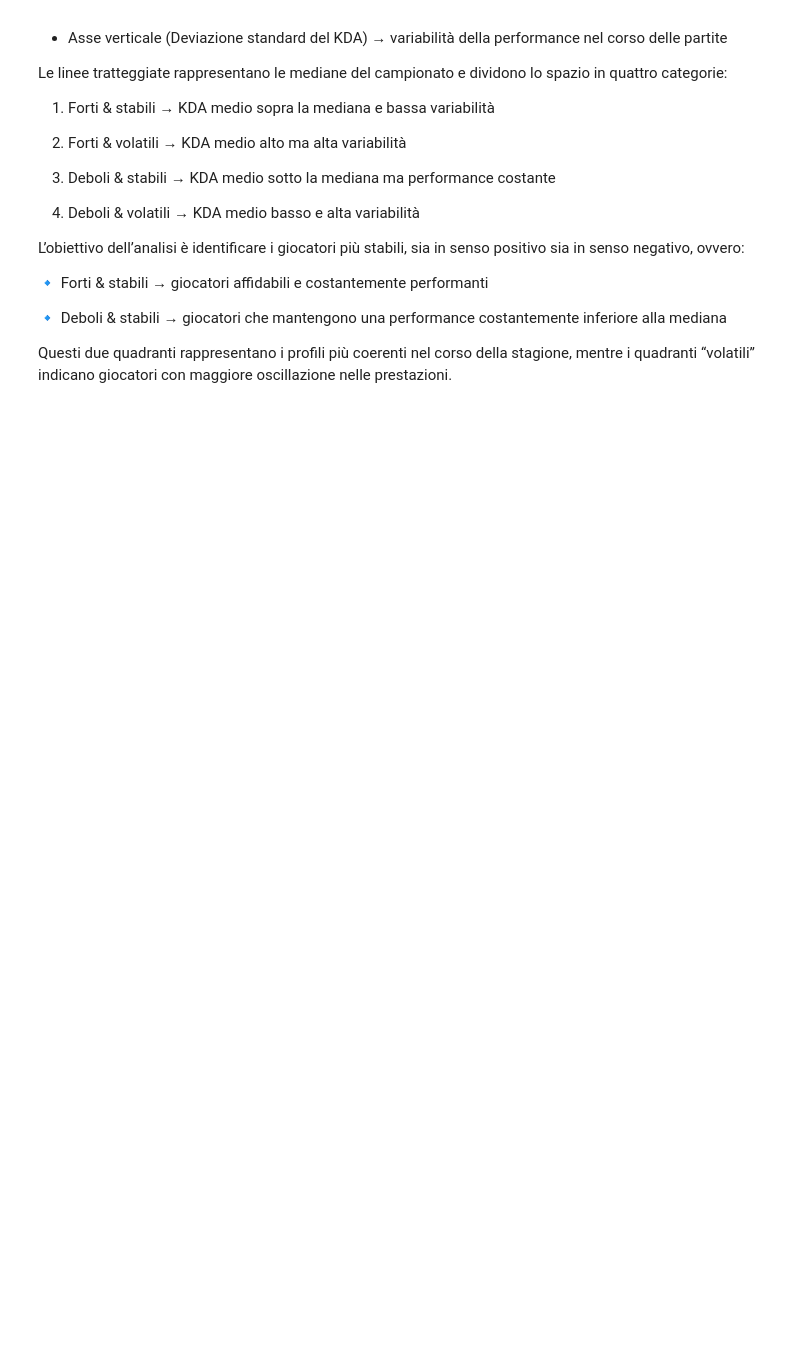
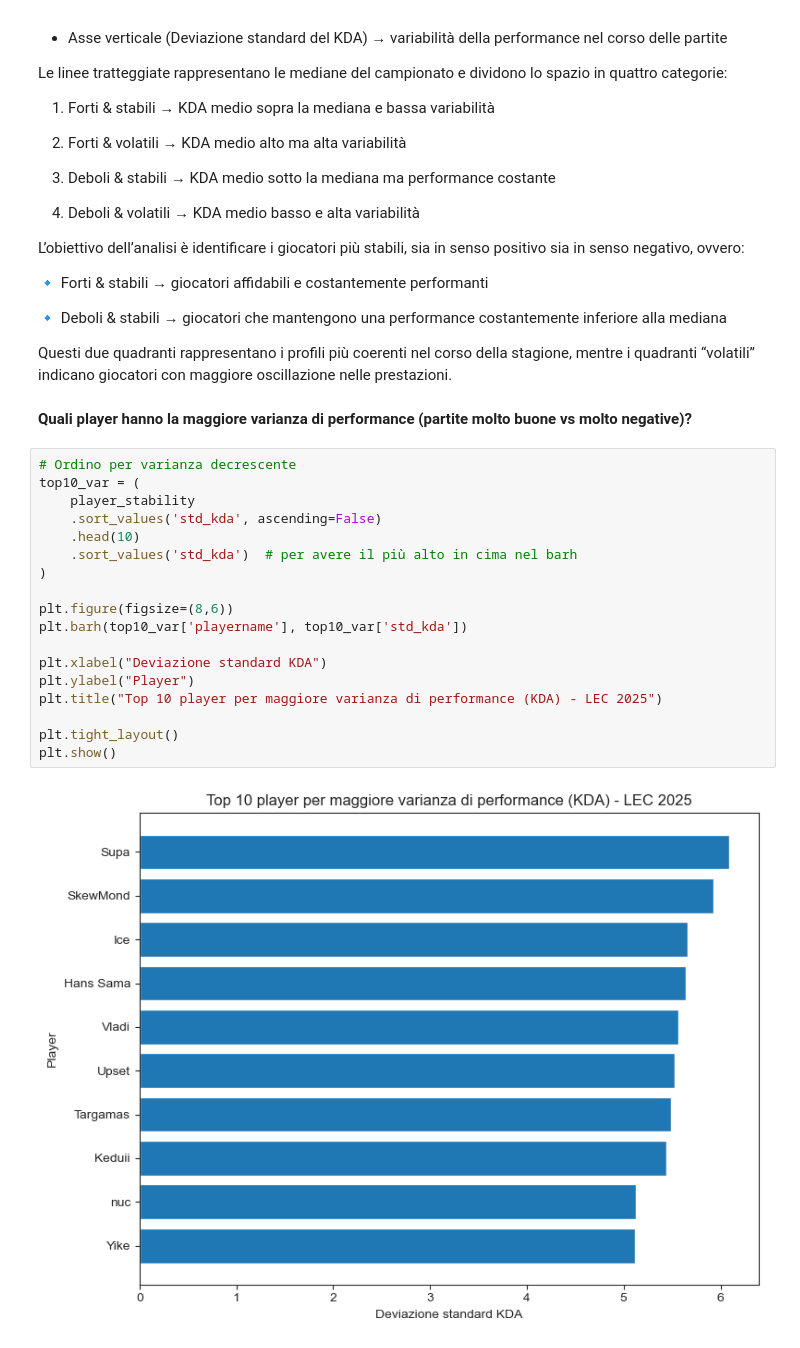
Before and after one commit to AnalystEca/G2-project-analysis, a Jupyter notebook: G2_analisi.ipynb, the cells around one changed output. Saved outputs shown, nothing was run; the diff lists cells and outputs as text; blank space fills up the shorter version.

```diff
--- a/G2_analisi.ipynb
+++ b/G2_analisi.ipynb
@@ -2296,3 +2296,25 @@ L’obiettivo dell’analisi è identificare i giocatori più stabili, sia in se
 🔹 Deboli & stabili → giocatori che mantengono una performance costantemente inferiore alla mediana
 
 Questi due quadranti rappresentano i profili più coerenti nel corso della stagione, mentre i quadranti “volatili” indicano giocatori con maggiore oscillazione nelle prestazioni.
+# %% [markdown]
+**Quali player hanno la maggiore varianza di performance (partite molto buone vs molto negative)?**
+# %%
+# Ordino per varianza decrescente
+top10_var = (
+    player_stability
+    .sort_values('std_kda', ascending=False)
+    .head(10)
+    .sort_values('std_kda')  # per avere il più alto in cima nel barh
+)
+
+plt.figure(figsize=(8,6))
+plt.barh(top10_var['playername'], top10_var['std_kda'])
+
+plt.xlabel("Deviazione standard KDA")
+plt.ylabel("Player")
+plt.title("Top 10 player per maggiore varianza di performance (KDA) - LEC 2025")
+
+plt.tight_layout()
+plt.show()
+# %% [output]
+[figure, added]
```
Also changed, not shown: parts of 13 cells of this notebook, 1 other file.
